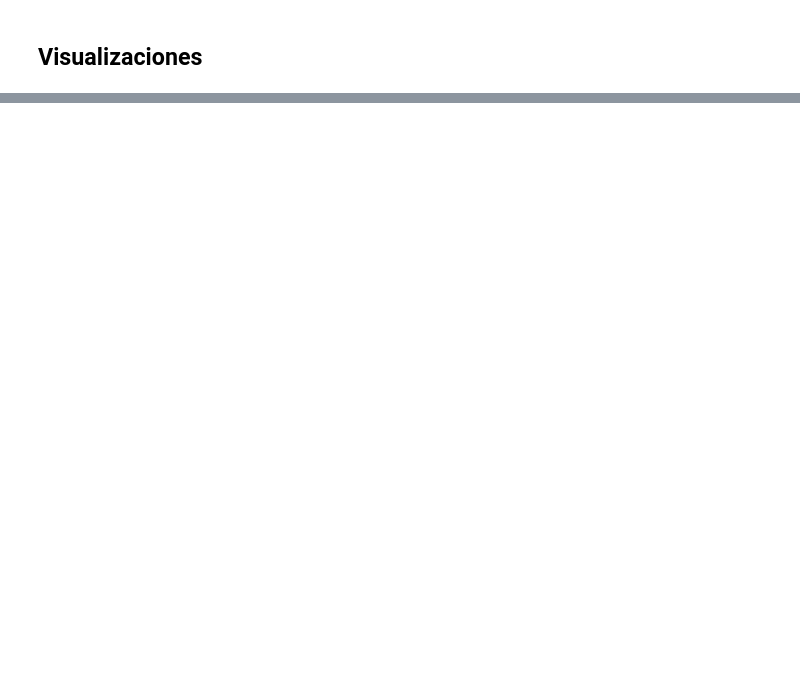
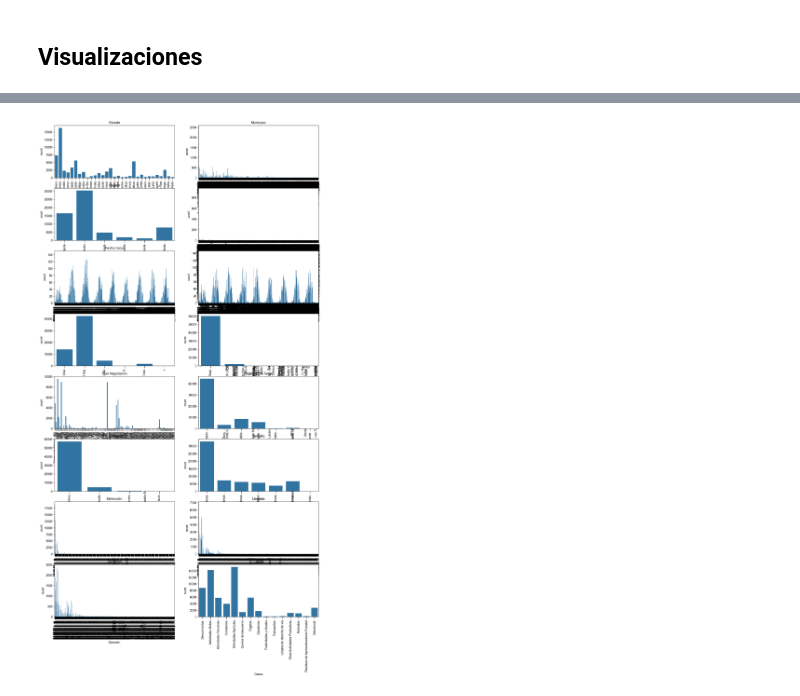
Before and after one commit to Valamca/Fires_Mexico_2015-2023, a Jupyter notebook: Incendios_forestales.ipynb, the cells around one changed output, grey strips where cells are left out. Saved outputs shown, nothing was run; the diff lists cells and outputs as text; code cells hidden in the pictures; blank space fills up the shorter version.

```diff
--- a/Incendios_forestales.ipynb
+++ b/Incendios_forestales.ipynb
@@ -174,0 +295,11 @@ Una vez que hayamos tratado todos los datos faltantes o nulos continuamos con nu
+# %%
+fig, ax = plt.subplots(ncols=2, nrows=8, figsize=(16,30))
+ax = ax.flat
+for i, column in enumerate(categorical_variables.columns):
+    plt.rcParams['font.family'] = 'Arial'
+    sns.countplot(x=categorical_variables[column], ax=ax[i])
+    ax[i].tick_params(axis='x', rotation=90, size=8)
+    ax[i].set_title(column)
+plt.show()
+# %% [output]
+[figure, added]
```
Also changed, not shown: parts of 25 cells of this notebook, 1 other file.
